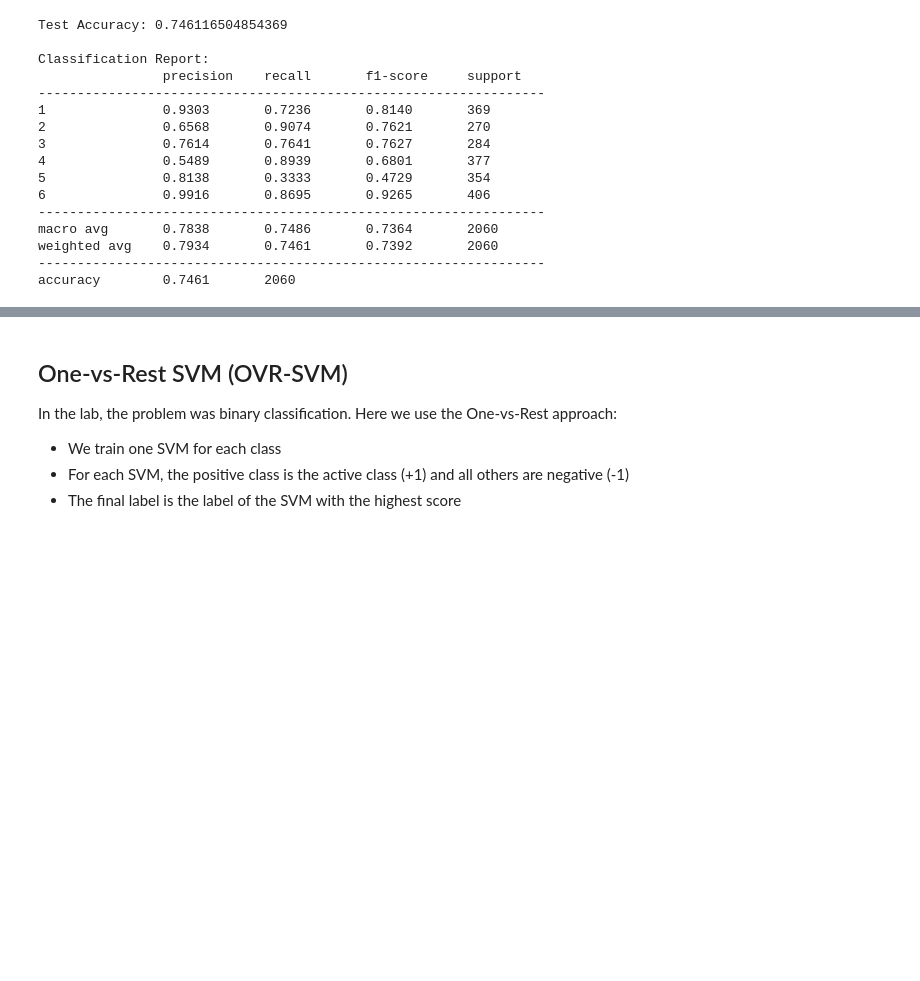
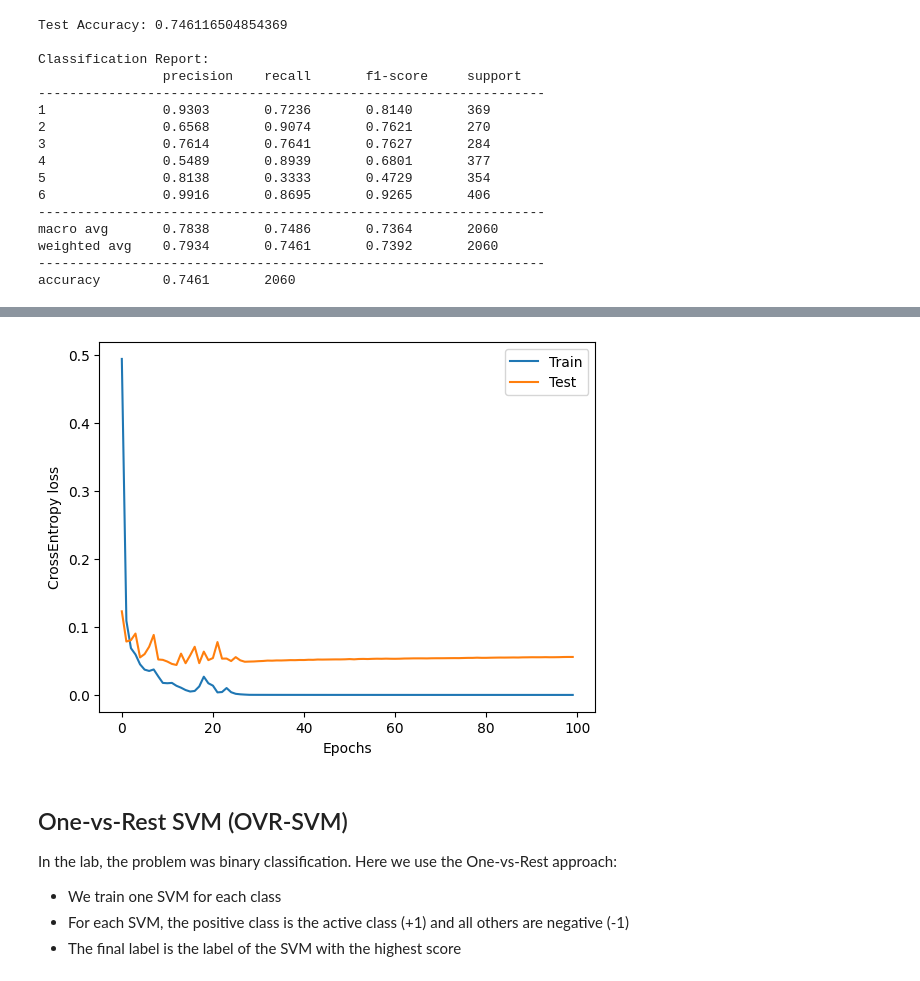
Before and after one commit to tasosger/ml_assignment, a Jupyter notebook: ml_assignment.ipynb, the cells around one changed output, grey strips where cells are left out. Cells and saved outputs as stored; diff of their text form; code cells hidden in the pictures; blank space fills up the shorter version.

```diff
--- a/ml_assignment.ipynb
+++ b/ml_assignment.ipynb
@@ -651,0 +816,14 @@ MLP
+# %%
+mlp = TorchMLP(
+    hidden_sizes=(256, 128),
+    activation="relu",
+    lr=0.05,
+    momentum=0.9,
+    batch_size=128,
+    epochs=100
+)
+
+mlp.fit(X_train, y_train, X_test, y_test)
+y_pred = mlp.predict(X_test)
+
+print_classification_report(y_test, y_pred, labels=np.unique(y_train))
@@ -652,3 +848,15 @@ MLP
+# %%
+import matplotlib.pyplot as plt
+
+plt.plot(mlp.train_loss_, label="Train")
+if len(mlp.test_loss_) > 0:
+    plt.plot(mlp.test_loss_, label="Test")
+plt.xlabel("Epochs")
+plt.ylabel("CrossEntropy loss")
+plt.legend()
+plt.show()
+# %% [output]
+[figure, added]
 # %% [markdown]
 ## One-vs-Rest SVM (OVR-SVM)
 
```
Also changed, not shown: parts of 4 cells of this notebook.
